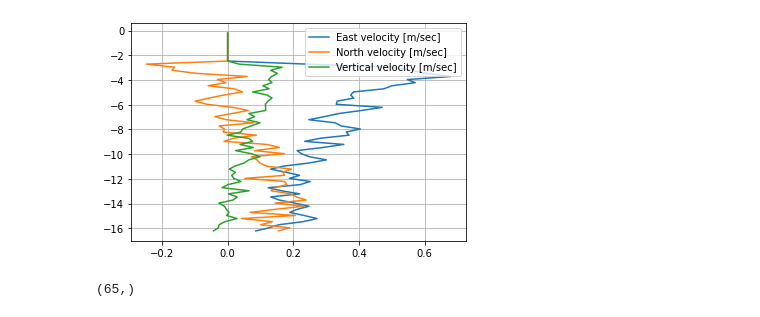
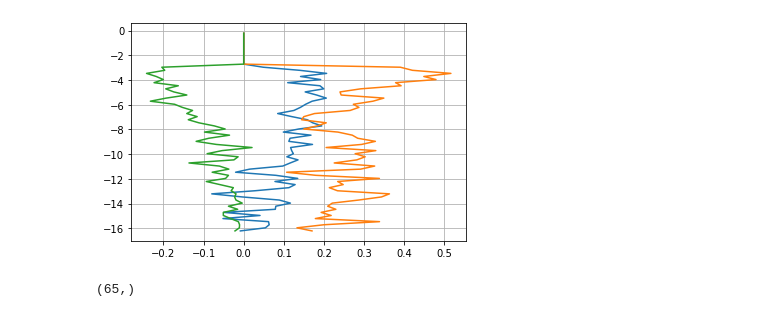
Before and after one commit to joeyanderson1/4th-Year-Thesis, a Jupyter notebook: ADCP Data.ipynb, the cells around one changed output. Cells and saved outputs as stored; diff of their text form; code cells hidden in the pictures.

```diff
--- a/ADCP Data.ipynb
+++ b/ADCP Data.ipynb
@@ -5,20 +5,20 @@ import matplotlib.pyplot as plt
 # %%
 hf = h5py.File('ADCP_19_01_22_04.mat', 'r')
 east_vel = hf['East_vel']
 north_vel = hf['North_vel']
 vertical_vel = hf['Vertical_vel']
 z = hf['z_vec']
 
 fig, ax = plt.subplots()
-ax.plot(east_vel[0,:], z, label='East velocity [m/sec]')
-ax.plot(north_vel[0,:], z, label='North velocity [m/sec]')
-ax.plot(vertical_vel[0,:], z, label='Vertical velocity [m/sec]')
-plt.legend()
+ax.plot(east_vel[1,:], z, label='East velocity [m/sec]')
+ax.plot(north_vel[1,:], z, label='North velocity [m/sec]')
+ax.plot(vertical_vel[1,:], z, label='Vertical velocity [m/sec]')
+#plt.legend()
 
 plt.grid(True)
 plt.show()
 # %% [output]
-[figure, old version]
+[figure, new version]
 # %%
 east_vel[0,:].shape
 # %% [output]
```
Also changed, not shown: parts of 13 cells of this notebook.
